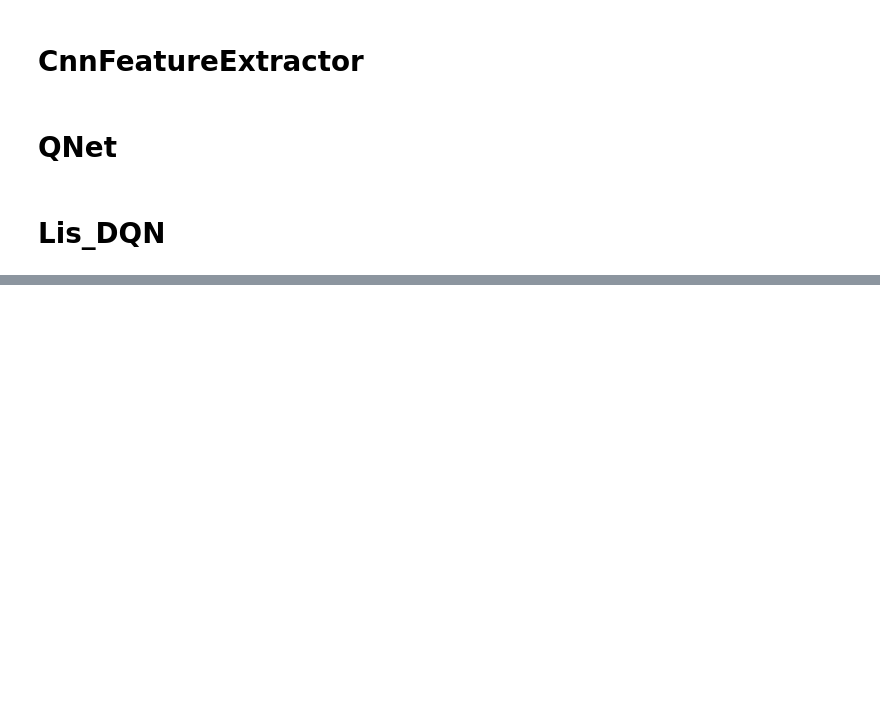
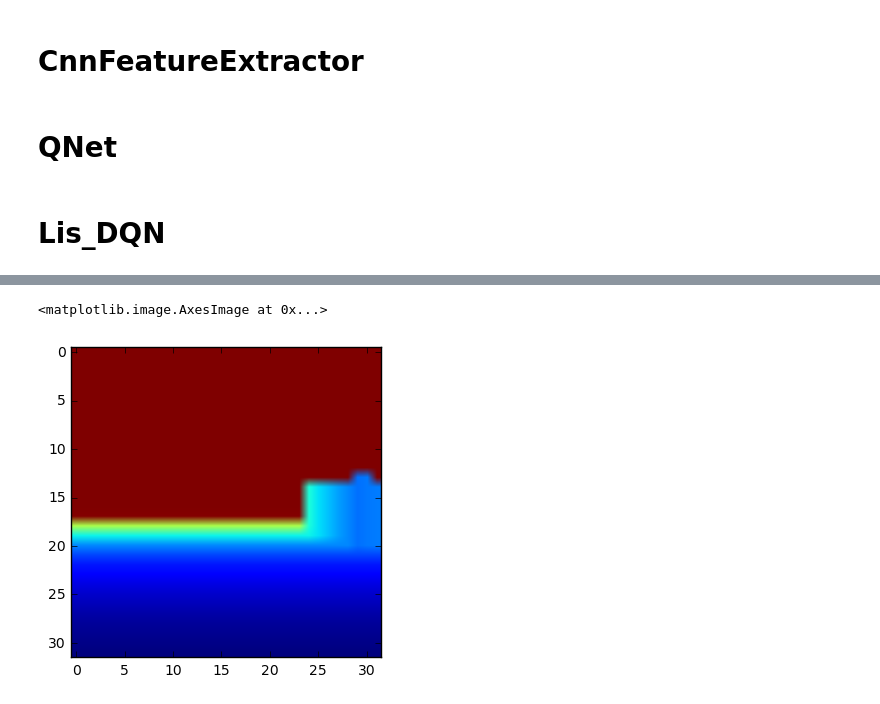
Before and after one commit to Wanwannodao/yosenabe, a Jupyter notebook: lis2/gym_client/examples/notebook/Lis_dqn.ipynb, the cells around one changed output, grey strips where cells are left out. Drawn from its saved outputs; the diff is of its cells as text; code cells hidden in the pictures; blank space fills up the shorter version.

```diff
--- a/lis2/gym_client/examples/notebook/Lis_dqn.ipynb
+++ b/lis2/gym_client/examples/notebook/Lis_dqn.ipynb
@@ -525,0 +508,5 @@ send: '\x81\x8bLA\xc6\x95\xcd\xe6\xa5\xfa!,\xa7\xfb(\xe0\xf7'
+# %%
+plt.imshow(observation['depth'][0].reshape(32,32))
+# %% [output]
+<matplotlib.image.AxesImage at 0x...>
+[figure, added]
```
Also changed, not shown: parts of 8 cells of this notebook.
